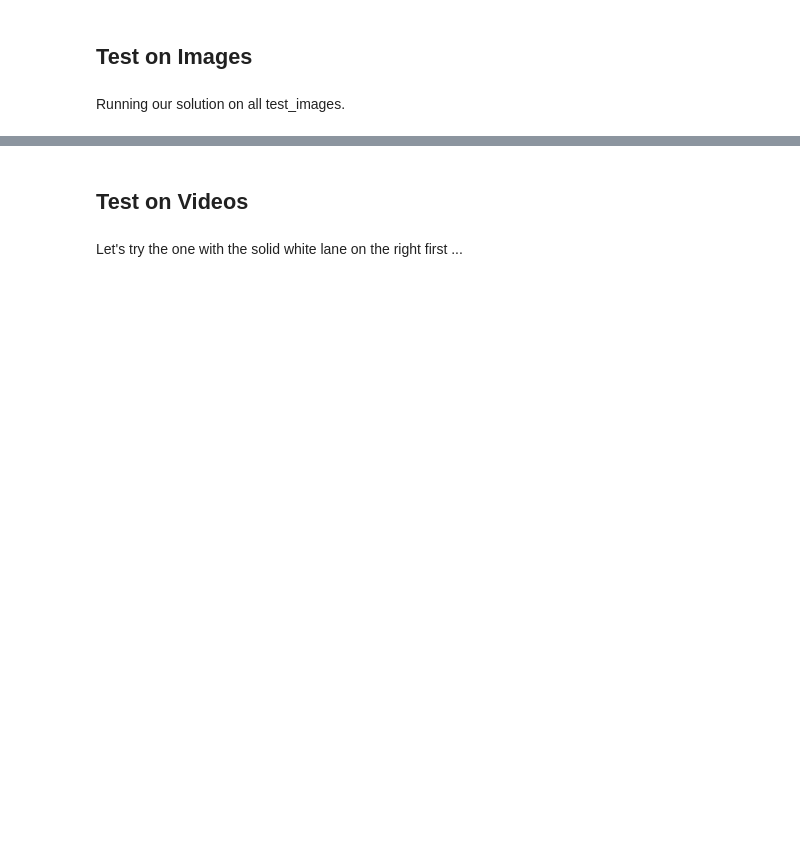
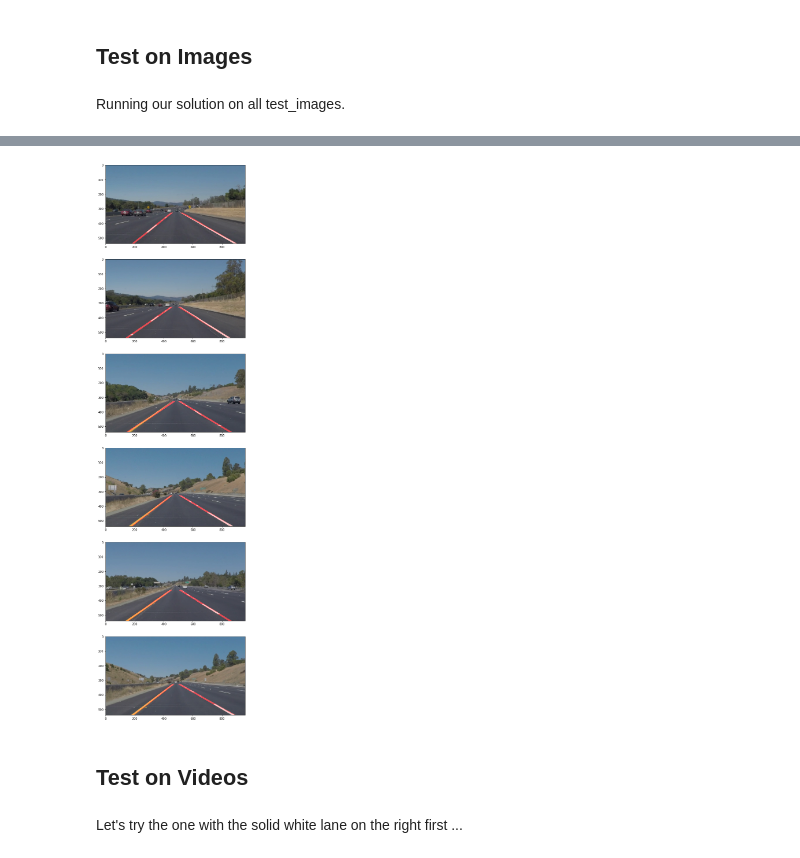
Before and after one commit to mahuna13/Lane-Finding, a Jupyter notebook: P1.ipynb, the cells around one changed output, grey strips where cells are left out. Cells and saved outputs as stored; diff of their text form; code cells hidden in the pictures; blank space fills up the shorter version.

```diff
--- a/P1.ipynb
+++ b/P1.ipynb
@@ -230,5 +230,5 @@ all_image_names = os.listdir("test_images/")
 all_images = [np.copy(mpimg.imread("test_images/" + image_name)) for image_name in all_image_names]
 image_lane_finder = ImageLaneFinder()
 gray_images = [image_lane_finder.find_lanes(image) for image in all_images]
-display_images([gray_images, grayscale=True)
+display_images(gray_images, grayscale=True)
 # %% [output]
@@ -236,3 +235,4 @@ SyntaxError: invalid syntax (<ipython-input-5-3d6074cb7b19>, line 5)
+[figure, added]
 # %% [markdown]
 ## Test on Videos
 # %%
```
Also changed, not shown: parts of 4 cells of this notebook.
